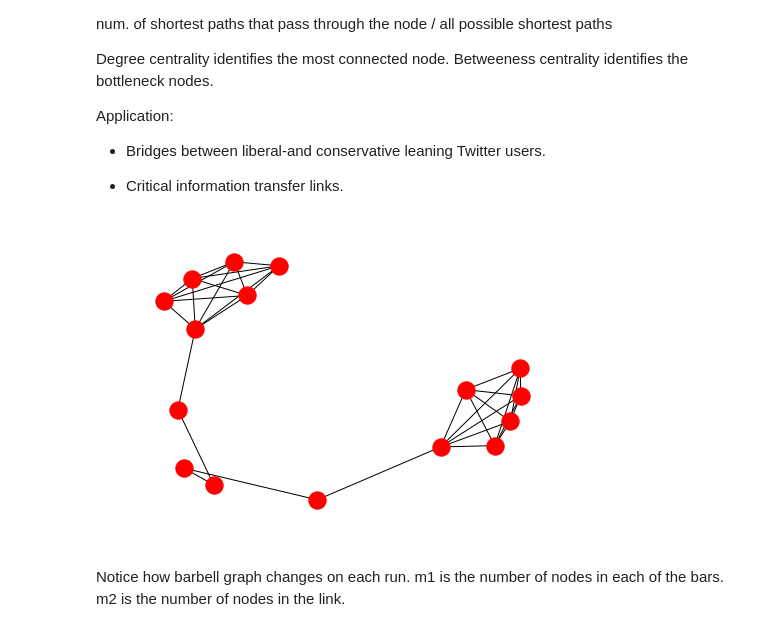
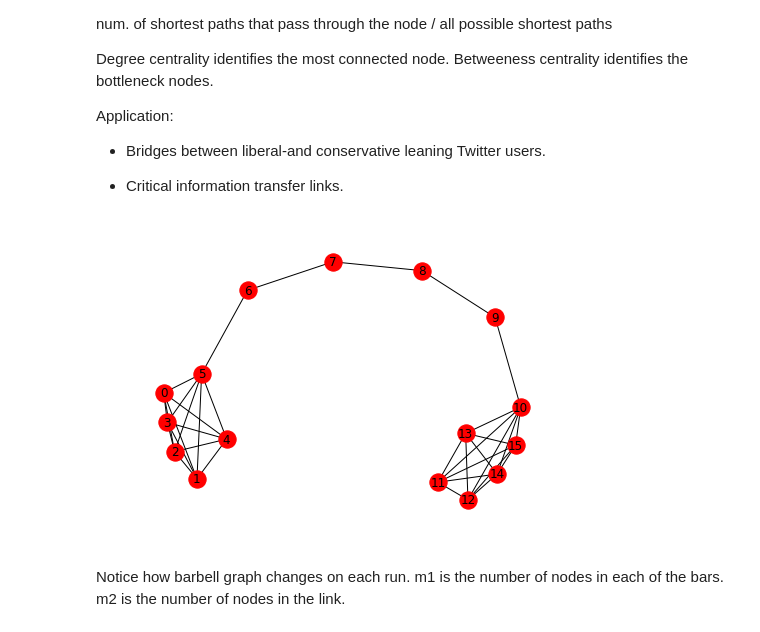
Before and after one commit to sushant2811/NetworkAnalysis, a Jupyter notebook: networkAnalysis.ipynb, the cells around one changed output. Cells and saved outputs as stored; diff of their text form; code cells hidden in the pictures.

```diff
--- a/networkAnalysis.ipynb
+++ b/networkAnalysis.ipynb
@@ -291,9 +293,9 @@ Application:
 * Critical information transfer links.
 # %%
 Gbarbell = nx.barbell_graph(m1=6, m2=4)
-nx.draw(Gbarbell)
+nx.draw(Gbarbell, with_labels=True)
 # %% [output]
-[figure, old version]
+[figure, new version]
 # %% [markdown]
 Notice how barbell graph changes on each run. m1 is the number of nodes in each of the bars. m2 is the number of nodes in the link.
 # %%
```
Also changed, not shown: parts of 26 cells of this notebook.
